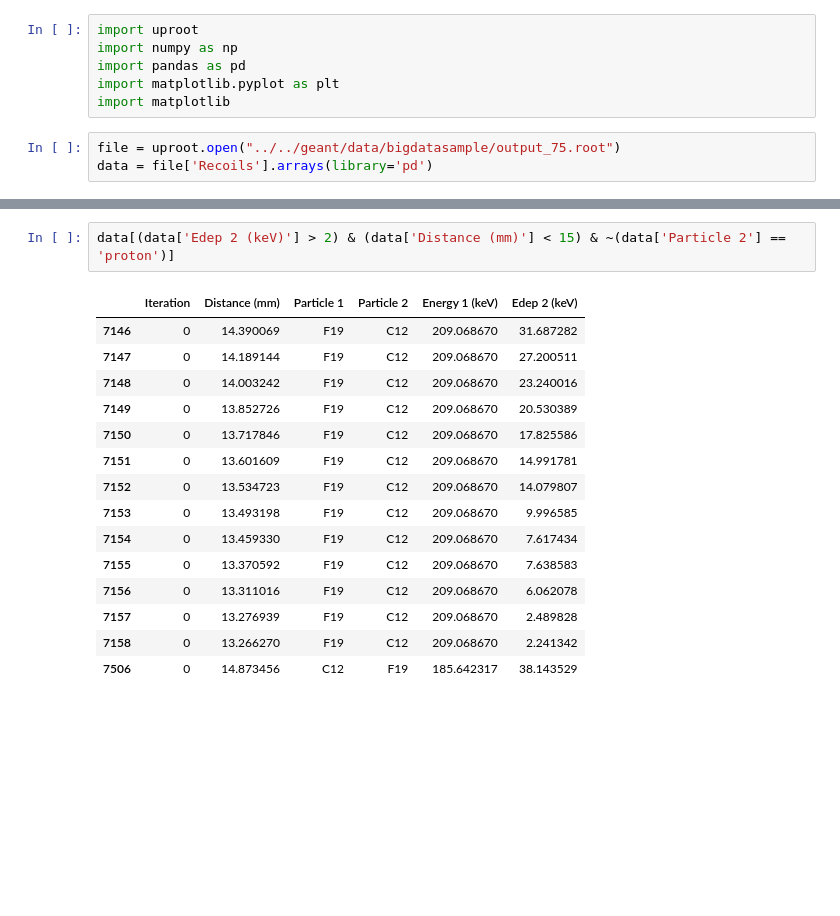
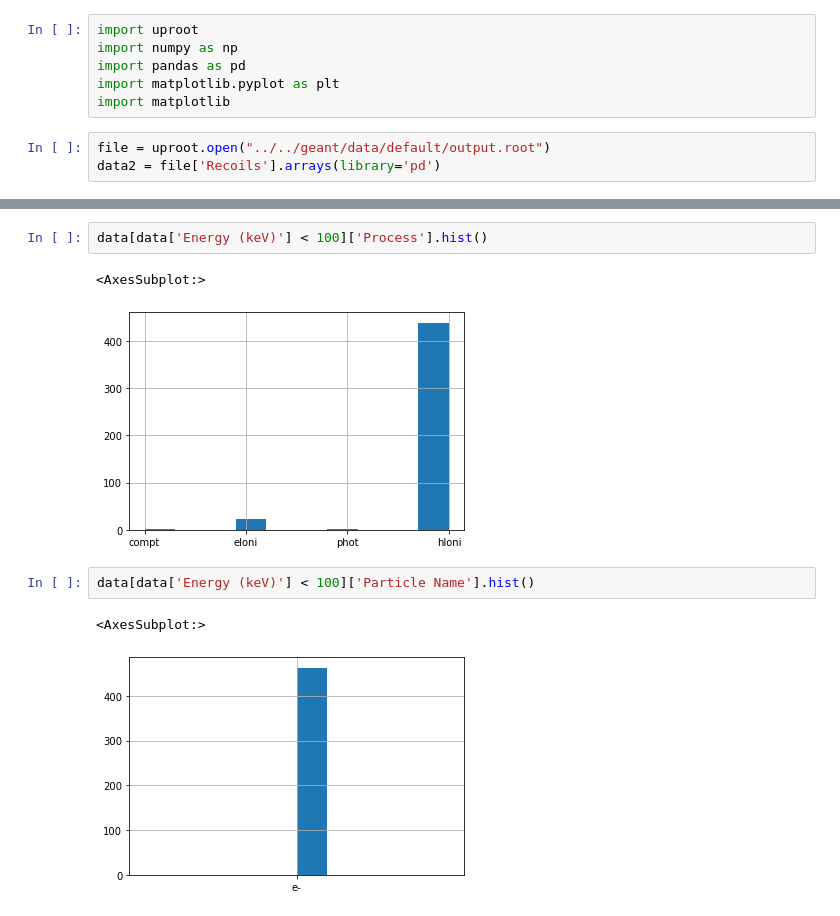
Before and after one commit to ArktisDev/Migdal, a Jupyter notebook: analysis/graphing/Migdal Analysis.ipynb, the cells around one changed output, grey strips where cells are left out. Drawn from its saved outputs; the diff is of its cells as text; blank space fills up the shorter version.

```diff
--- a/analysis/graphing/Migdal Analysis.ipynb
+++ b/analysis/graphing/Migdal Analysis.ipynb
@@ -5,5 +5,5 @@ import pandas as pd
 import matplotlib.pyplot as plt
 import matplotlib
 # %%
-file = uproot.open("../../geant/data/bigdatasample/output_75.root")
-data = file['Recoils'].arrays(library='pd')
+file = uproot.open("../../geant/data/default/output.root")
+data2 = file['Recoils'].arrays(library='pd')
@@ -15,18 +10,10 @@ data[(data["Energy (keV)"] < 3)]['Energy (keV)'].hist(bins=400)
-# %%
-data[(data['Edep 2 (keV)'] > 2) & (data['Distance (mm)'] < 15) & ~(data['Particle 2'] == 'proton')]
-# %% [output]
-|  | Iteration | Distance (mm) | Particle 1 | Particle 2 | Energy 1 (keV) | Edep 2 (keV) |
-| 7146 | 0 | 14.390069 | F19 | C12 | 209.068670 | 31.687282 |
-| 7147 | 0 | 14.189144 | F19 | C12 | 209.068670 | 27.200511 |
-| 7148 | 0 | 14.003242 | F19 | C12 | 209.068670 | 23.240016 |
-| 7149 | 0 | 13.852726 | F19 | C12 | 209.068670 | 20.530389 |
-| 7150 | 0 | 13.717846 | F19 | C12 | 209.068670 | 17.825586 |
-| 7151 | 0 | 13.601609 | F19 | C12 | 209.068670 | 14.991781 |
-| 7152 | 0 | 13.534723 | F19 | C12 | 209.068670 | 14.079807 |
-| 7153 | 0 | 13.493198 | F19 | C12 | 209.068670 | 9.996585 |
-| 7154 | 0 | 13.459330 | F19 | C12 | 209.068670 | 7.617434 |
-| 7155 | 0 | 13.370592 | F19 | C12 | 209.068670 | 7.638583 |
-| 7156 | 0 | 13.311016 | F19 | C12 | 209.068670 | 6.062078 |
-| 7157 | 0 | 13.276939 | F19 | C12 | 209.068670 | 2.489828 |
-| 7158 | 0 | 13.266270 | F19 | C12 | 209.068670 | 2.241342 |
-| 7506 | 0 | 14.873456 | C12 | F19 | 185.642317 | 38.143529 |
+# %%
+data[data['Energy (keV)'] < 100]['Process'].hist()
+# %% [output]
+<AxesSubplot:>
+[figure, added]
+# %%
+data[data['Energy (keV)'] < 100]['Particle Name'].hist()
+# %% [output]
+<AxesSubplot:>
+[figure, added]
```
Also changed, not shown: parts of 3 cells of this notebook, 9 other files.
